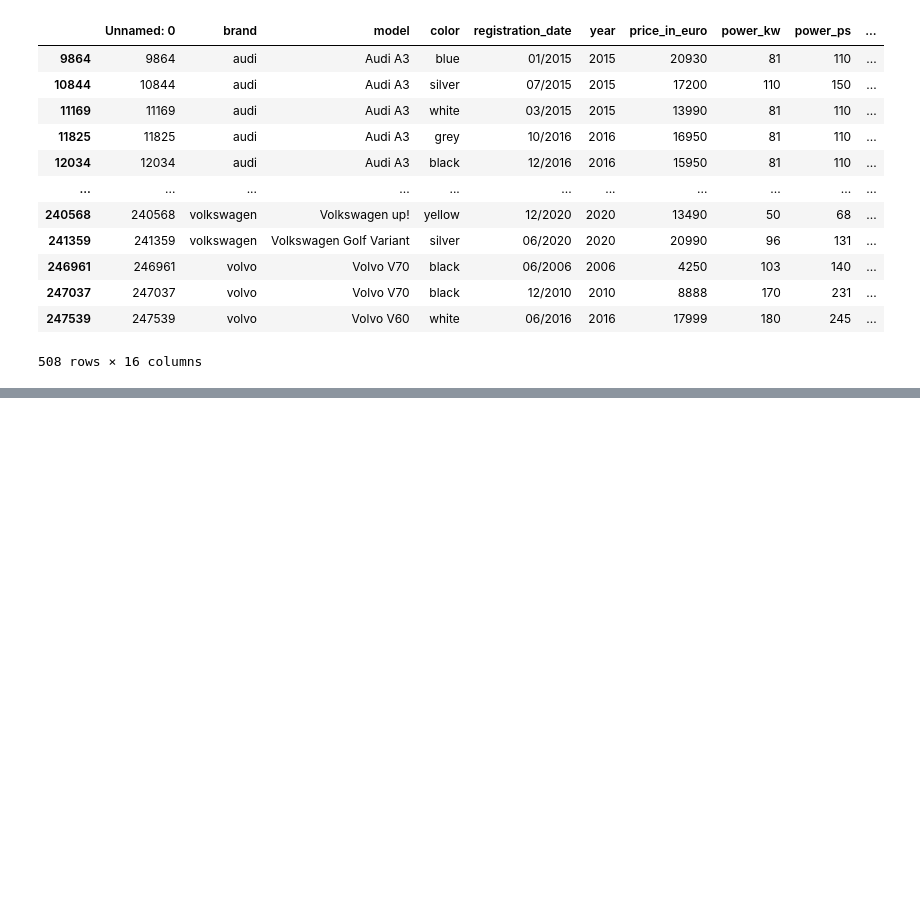
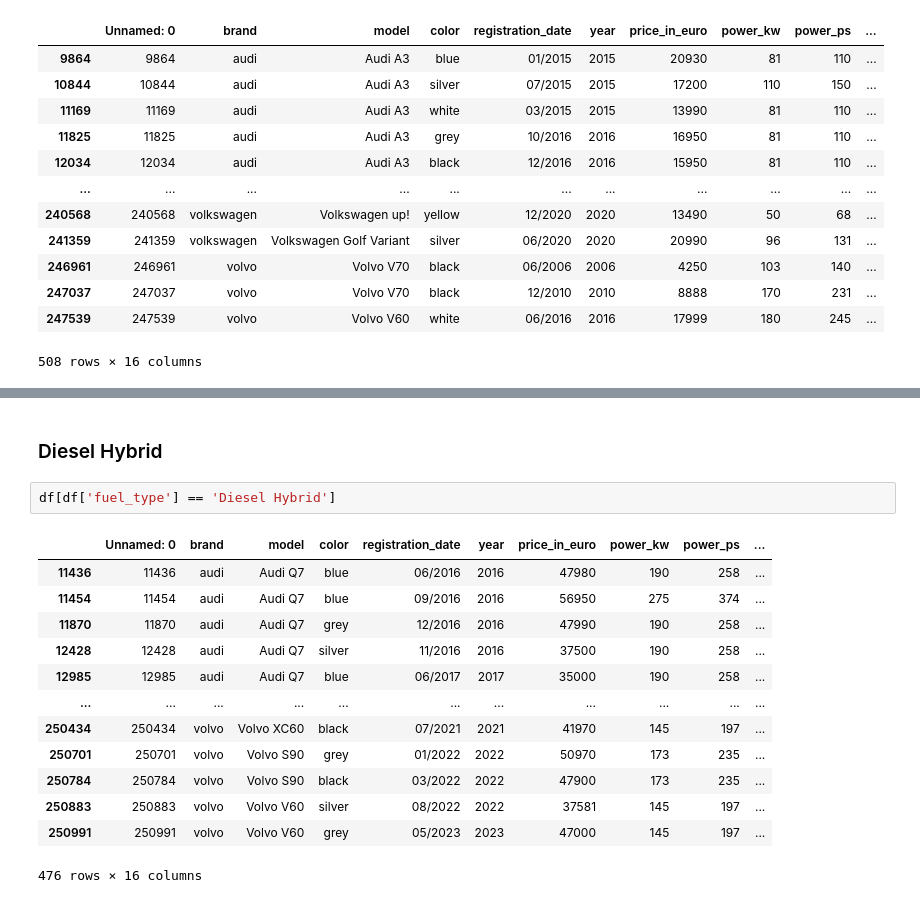
Before and after one commit to kiljos/data_mining, a Jupyter notebook: EDA/fuel_types.ipynb, the cells around one changed output, grey strips where cells are left out. Cells and saved outputs as stored; diff of their text form; blank space fills up the shorter version.

Commit message:
all fuel types

```diff
--- a/EDA/fuel_types.ipynb
+++ b/EDA/fuel_types.ipynb
@@ -427,0 +483,18 @@ df[df['fuel_type'] == 'CNG']
+# %% [markdown]
+### Diesel Hybrid
+# %%
+df[df['fuel_type'] == 'Diesel Hybrid']
+# %% [output]
+|  | Unnamed: 0 | brand | model | color | registration_date | year | price_in_euro | power_kw | power_ps | ... |
+| 11436 | 11436 | audi | Audi Q7 | blue | 06/2016 | 2016 | 47980 | 190 | 258 | ... |
+| 11454 | 11454 | audi | Audi Q7 | blue | 09/2016 | 2016 | 56950 | 275 | 374 | ... |
+| 11870 | 11870 | audi | Audi Q7 | grey | 12/2016 | 2016 | 47990 | 190 | 258 | ... |
+| 12428 | 12428 | audi | Audi Q7 | silver | 11/2016 | 2016 | 37500 | 190 | 258 | ... |
+| 12985 | 12985 | audi | Audi Q7 | blue | 06/2017 | 2017 | 35000 | 190 | 258 | ... |
+| ... | ... | ... | ... | ... | ... | ... | ... | ... | ... | ... |
+| 250434 | 250434 | volvo | Volvo XC60 | black | 07/2021 | 2021 | 41970 | 145 | 197 | ... |
+| 250701 | 250701 | volvo | Volvo S90 | grey | 01/2022 | 2022 | 50970 | 173 | 235 | ... |
+| 250784 | 250784 | volvo | Volvo S90 | black | 03/2022 | 2022 | 47900 | 173 | 235 | ... |
+| 250883 | 250883 | volvo | Volvo V60 | silver | 08/2022 | 2022 | 37581 | 145 | 197 | ... |
+| 250991 | 250991 | volvo | Volvo V60 | grey | 05/2023 | 2023 | 47000 | 145 | 197 | ... |
+476 rows × 16 columns
```
Also changed, not shown: parts of 16 cells of this notebook, 4 other files.
